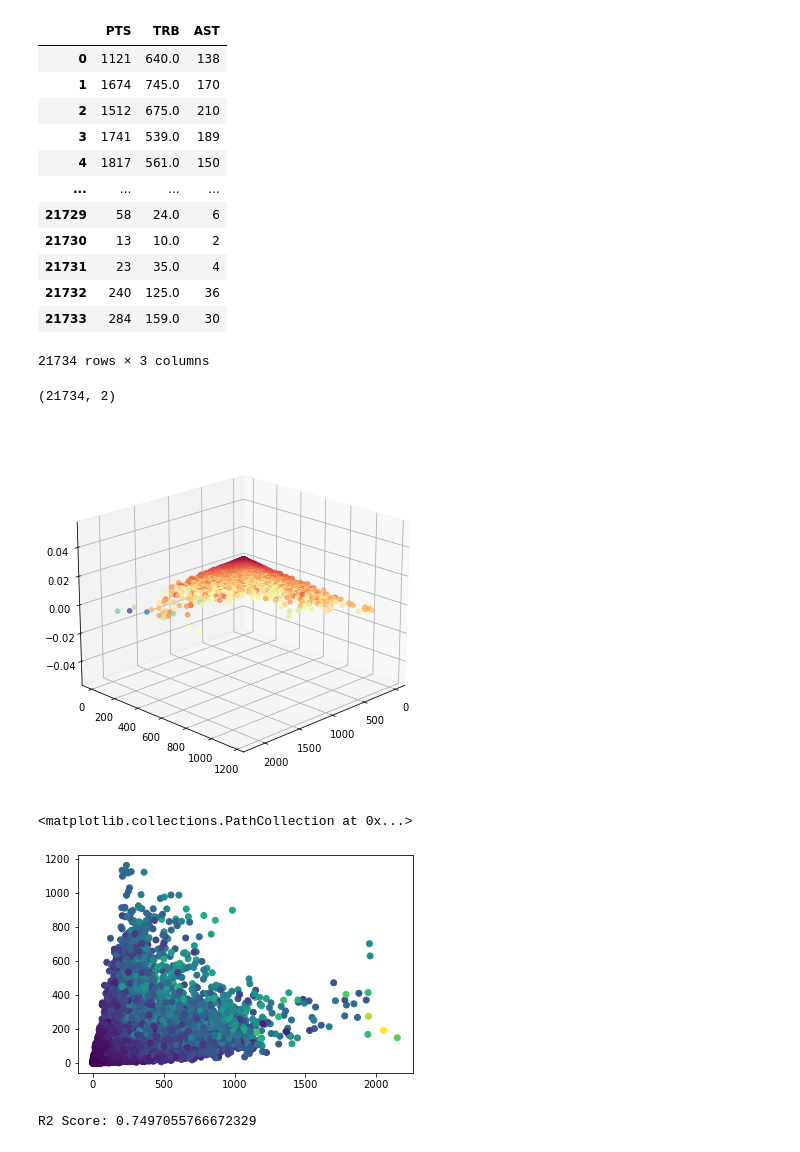
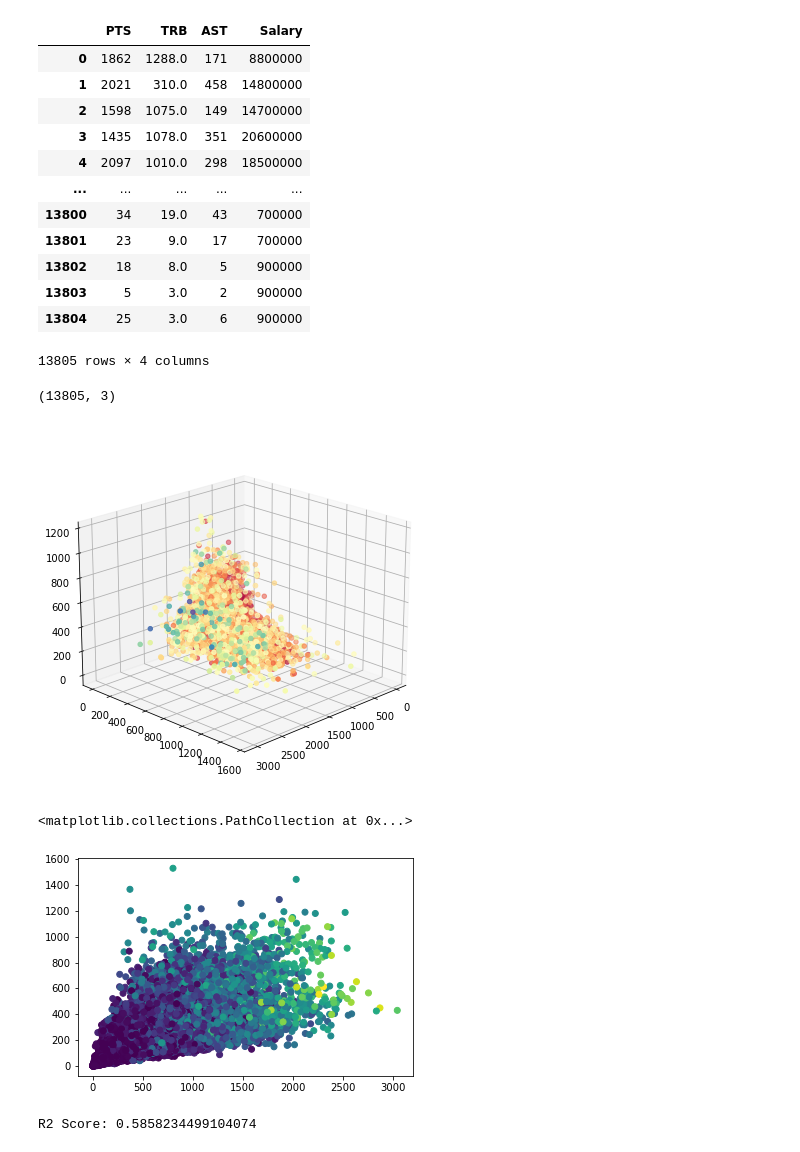
Before and after one commit to caitbeatty/nba_machine_learning, a Jupyter notebook: linear_reg_model.ipynb, the cells around one changed output. Cells and saved outputs as stored; diff of their text form; code cells hidden in the pictures.

Commit message:
linear regression model based on player salary and performance

```diff
--- a/linear_reg_model.ipynb
+++ b/linear_reg_model.ipynb
@@ -4,6 +4,6 @@ import matplotlib.pyplot as plt
 import numpy as np
 import pandas as pd
 # %%
-df = pd.read_csv("data/final_dataset.csv")
+df = pd.read_csv("data/Salary_Stats_clean.csv")
 df.head()
 # %% [output]
@@ -16,49 +17,40 @@ df.head()
 # %%
-filtered_df = df[["PTS", "TRB", "AST"]]
+filtered_df = df[["PTS", "TRB", "AST", "Salary"]]
 filtered_df
 # %% [output]
-|  | PTS | TRB | AST |
-| 0 | 1121 | 640.0 | 138 |
-| 1 | 1674 | 745.0 | 170 |
-| 2 | 1512 | 675.0 | 210 |
-| 3 | 1741 | 539.0 | 189 |
-| 4 | 1817 | 561.0 | 150 |
-| ... | ... | ... | ... |
-| 21729 | 58 | 24.0 | 6 |
-| 21730 | 13 | 10.0 | 2 |
-| 21731 | 23 | 35.0 | 4 |
-| 21732 | 240 | 125.0 | 36 |
-| 21733 | 284 | 159.0 | 30 |
+|  | PTS | TRB | AST | Salary |
+| 0 | 1862 | 1288.0 | 171 | 8800000 |
+| 1 | 2021 | 310.0 | 458 | 14800000 |
+| 2 | 1598 | 1075.0 | 149 | 14700000 |
+| 3 | 1435 | 1078.0 | 351 | 20600000 |
+| 4 | 2097 | 1010.0 | 298 | 18500000 |
+| ... | ... | ... | ... | ... |
+| 13800 | 34 | 19.0 | 43 | 700000 |
+| 13801 | 23 | 9.0 | 17 | 700000 |
+| 13802 | 18 | 8.0 | 5 | 900000 |
+| 13803 | 5 | 3.0 | 2 | 900000 |
+| 13804 | 25 | 3.0 | 6 | 900000 |
-21734 rows × 3 columns
+13805 rows × 4 columns
 # %%
-# from sklearn.datasets import make_regression
-
-# n_features = 3
-# X, y = make_regression(n_samples=21734, n_features=n_features,
-#                        n_informative=n_features, random_state=42,
-#                        noise=0.5, bias=100.0)
-# print(X.shape)
-# print(X)
-
-X = np.array(filtered_df[["TRB","AST"]])
-y = np.array(filtered_df["PTS"])
+X = np.array(filtered_df[["PTS", "TRB", "AST"]])
+y = np.array(filtered_df["Salary"])
 print(X.shape)
 # print(y.shape)
 # %% [output]
-(21734, 2)
+(13805, 3)
 # %%
 from mpl_toolkits.mplot3d import Axes3D
 fig = plt.figure(1, figsize=(5, 5))
 axes = Axes3D(fig, elev=20, azim=45)
-axes.scatter(X[:,0], X[:,1], c=y, cmap=plt.cm.get_cmap("Spectral"))
+axes.scatter(X[:,0], X[:,1], X[:,2], c=y, cmap=plt.cm.get_cmap("Spectral"))
 plt.show()
 # %% [output]
-[figure, old version]
+[figure, new version]
 # %%
 plt.scatter(X[:, 0], X[:, 1], c=y)
 # %% [output]
 <matplotlib.collections.PathCollection at 0x...>
-[figure, old version]
+[figure, new version]
 # %%
 from sklearn.linear_model import LinearRegression
 model = LinearRegression()
@@ -69,4 +61,4 @@ model.fit(X, y)
 score = model.score(X, y)
 print(f"R2 Score: {score}")
 # %% [output]
-R2 Score: 0.7497055766672329
+R2 Score: 0.5858234499104074
```
Also changed, not shown: parts of 8 cells of this notebook, 4 other files.
